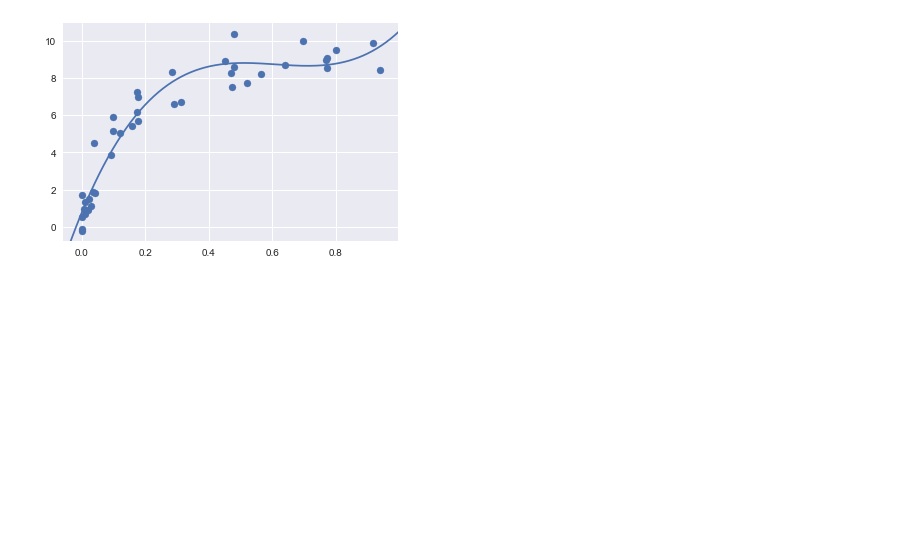
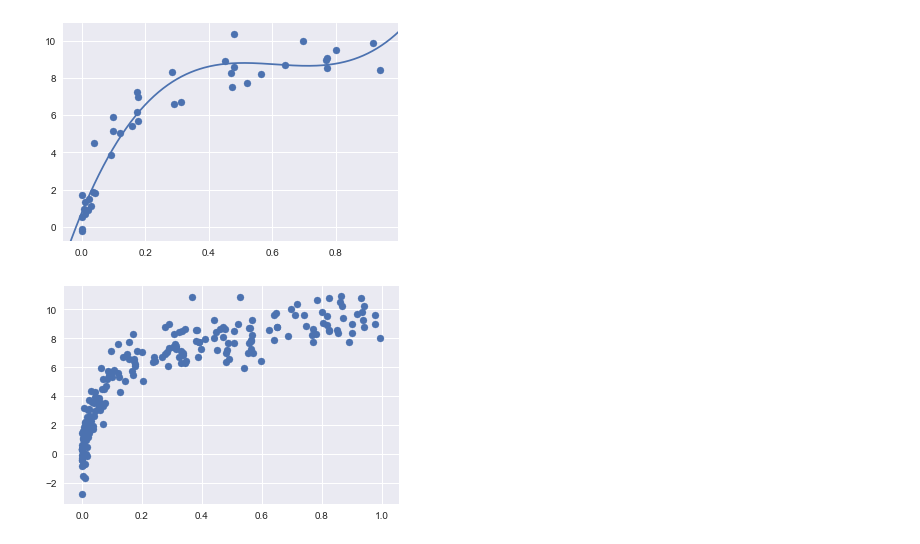
Before and after one commit to matrix-yang/machine_learn_record, a Jupyter notebook: ML100day/day45_scikit_learn.ipynb, the cells around one changed output. Drawn from its saved outputs; the diff is of its cells as text; code cells hidden in the pictures; blank space fills up the shorter version.

```diff
--- a/ML100day/day45_scikit_learn.ipynb
+++ b/ML100day/day45_scikit_learn.ipynb
@@ -107,3 +107,8 @@ plt.plot(X_test.ravel(), y_test);
 plt.axis(lim);
 # %% [output]
 [figure]
+# %%
+X2, y2 = make_data(200)
+plt.scatter(X2.ravel(), y2);
+# %% [output]
+[figure, added]
```
Also changed, not shown: parts of 7 cells of this notebook, 1 other file.
